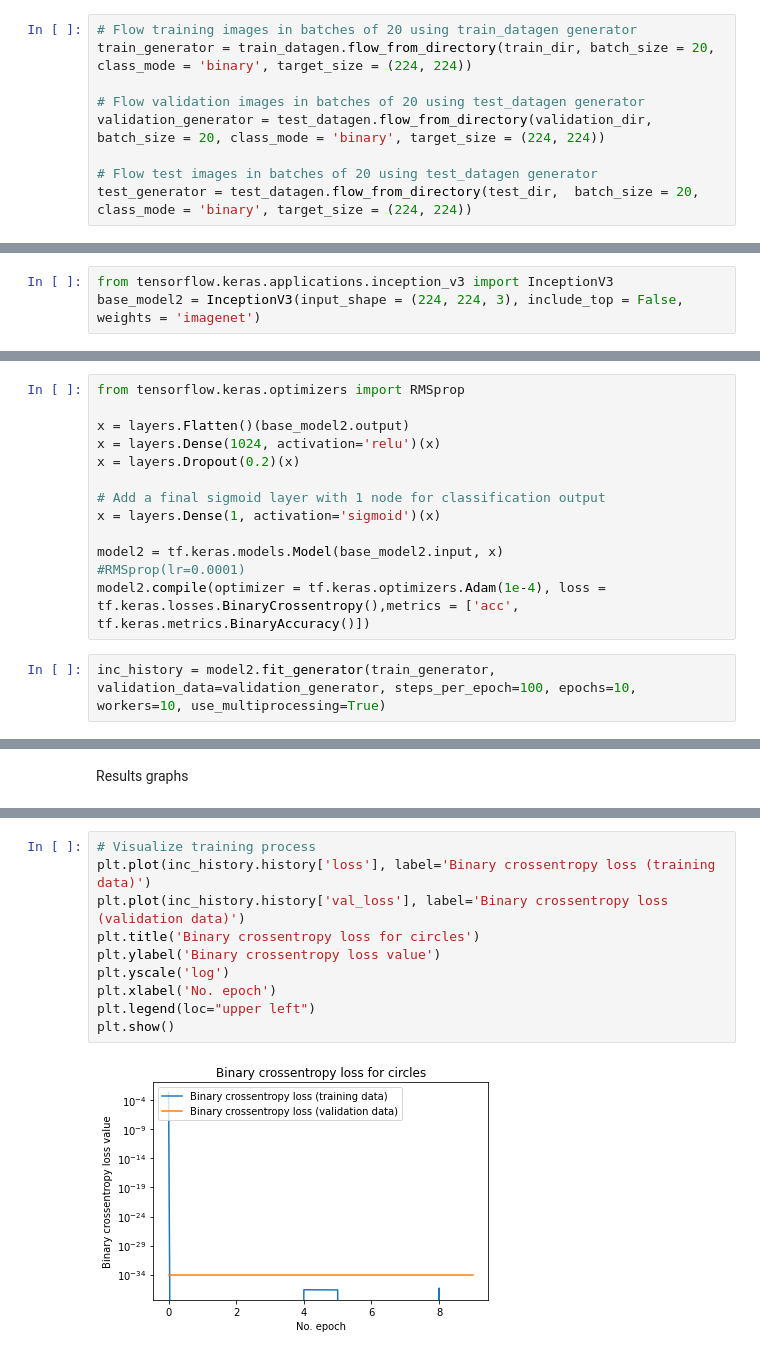
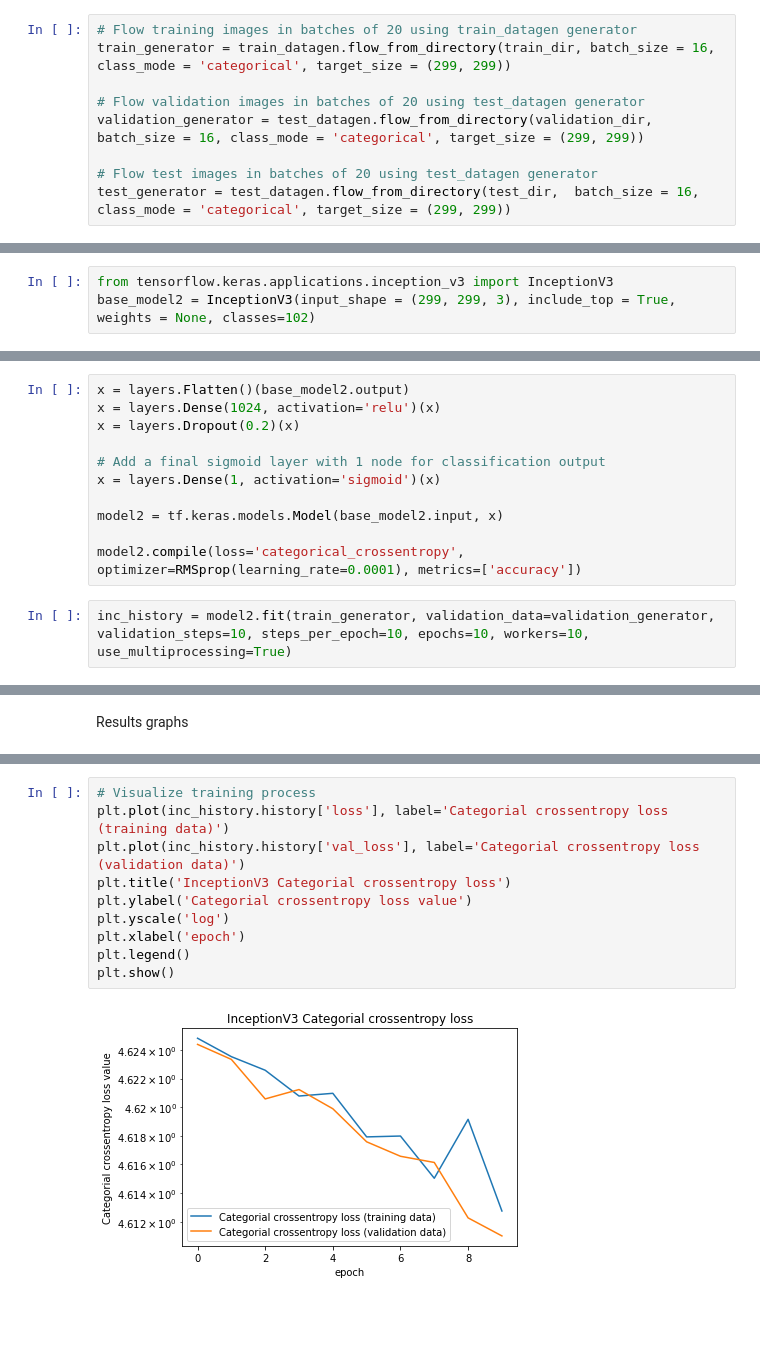
Before and after one commit to dangogit/ML_HW3, a Jupyter notebook: cnn.ipynb, the cells around one changed output, grey strips where cells are left out. Cells and saved outputs as stored; diff of their text form; blank space fills up the shorter version.

```diff
--- a/cnn.ipynb
+++ b/cnn.ipynb
@@ -69,11 +110,11 @@ train_datagen = ImageDataGenerator(rescale = 1./255.,rotation_range = 40, width_
 test_datagen = ImageDataGenerator( rescale = 1.0/255. )
 # %%
 # Flow training images in batches of 20 using train_datagen generator
-train_generator = train_datagen.flow_from_directory(train_dir, batch_size = 20, class_mode = 'binary', target_size = (224, 224))
+train_generator = train_datagen.flow_from_directory(train_dir, batch_size = 16, class_mode = 'categorical', target_size = (299, 299))
 
 # Flow validation images in batches of 20 using test_datagen generator
-validation_generator = test_datagen.flow_from_directory(validation_dir,  batch_size = 20, class_mode = 'binary', target_size = (224, 224))
+validation_generator = test_datagen.flow_from_directory(validation_dir,  batch_size = 16, class_mode = 'categorical', target_size = (299, 299))
 
 # Flow test images in batches of 20 using test_datagen generator
-test_generator = test_datagen.flow_from_directory(test_dir,  batch_size = 20, class_mode = 'binary', target_size = (224, 224))
+test_generator = test_datagen.flow_from_directory(test_dir,  batch_size = 16, class_mode = 'categorical', target_size = (299, 299))
 # %% [output]
@@ -163,13 +201,11 @@ model.evaluate(test_generator,use_multiprocessing=True,workers=10)
 Inception
 # %%
 from tensorflow.keras.applications.inception_v3 import InceptionV3
-base_model2 = InceptionV3(input_shape = (224, 224, 3), include_top = False, weights = 'imagenet')
+base_model2 = InceptionV3(input_shape = (299, 299, 3), include_top = True, weights = None, classes=102)
 # %%
 for layer in base_model2.layers:
     layer.trainable = False
 # %%
-from tensorflow.keras.optimizers import RMSprop
-
 x = layers.Flatten()(base_model2.output)
 x = layers.Dense(1024, activation='relu')(x)
 x = layers.Dropout(0.2)(x)
@@ -178,9 +214,9 @@ x = layers.Dropout(0.2)(x)
 x = layers.Dense(1, activation='sigmoid')(x)
 
 model2 = tf.keras.models.Model(base_model2.input, x)
-#RMSprop(lr=0.0001)
-model2.compile(optimizer = tf.keras.optimizers.Adam(1e-4), loss = tf.keras.losses.BinaryCrossentropy(),metrics = ['acc', tf.keras.metrics.BinaryAccuracy()])
+
+model2.compile(loss='categorical_crossentropy', optimizer=RMSprop(learning_rate=0.0001), metrics=['accuracy'])
 # %%
-inc_history = model2.fit_generator(train_generator, validation_data=validation_generator, steps_per_epoch=100, epochs=10, workers=10, use_multiprocessing=True)
+inc_history = model2.fit(train_generator, validation_data=validation_generator, validation_steps=10, steps_per_epoch=10, epochs=10, workers=10, use_multiprocessing=True)
 # %% [output]
 Epoch 1/10
@@ -281,12 +306,12 @@ plt.show()
 # %%
 # Visualize training process
-plt.plot(inc_history.history['loss'], label='Binary crossentropy loss (training data)')
-plt.plot(inc_history.history['val_loss'], label='Binary crossentropy loss (validation data)')
-plt.title('Binary crossentropy loss for circles')
-plt.ylabel('Binary crossentropy loss value')
+plt.plot(inc_history.history['loss'], label='Categorial crossentropy loss (training data)')
+plt.plot(inc_history.history['val_loss'], label='Categorial crossentropy loss (validation data)')
+plt.title('InceptionV3 Categorial crossentropy loss')
+plt.ylabel('Categorial crossentropy loss value')
 plt.yscale('log')
-plt.xlabel('No. epoch')
-plt.legend(loc="upper left")
+plt.xlabel('epoch')
+plt.legend()
 plt.show()
 # %% [output]
-[figure, old version]
+[figure, new version]
```
Also changed, not shown: parts of 24 cells of this notebook.
